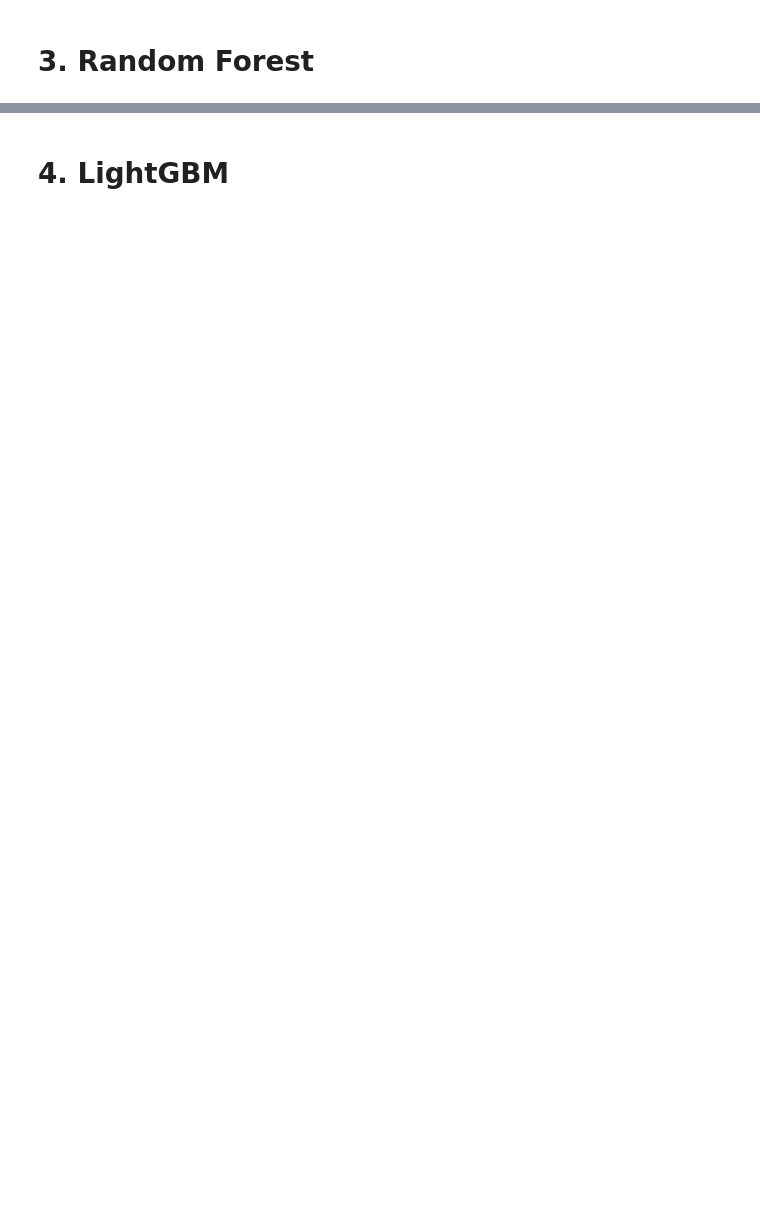
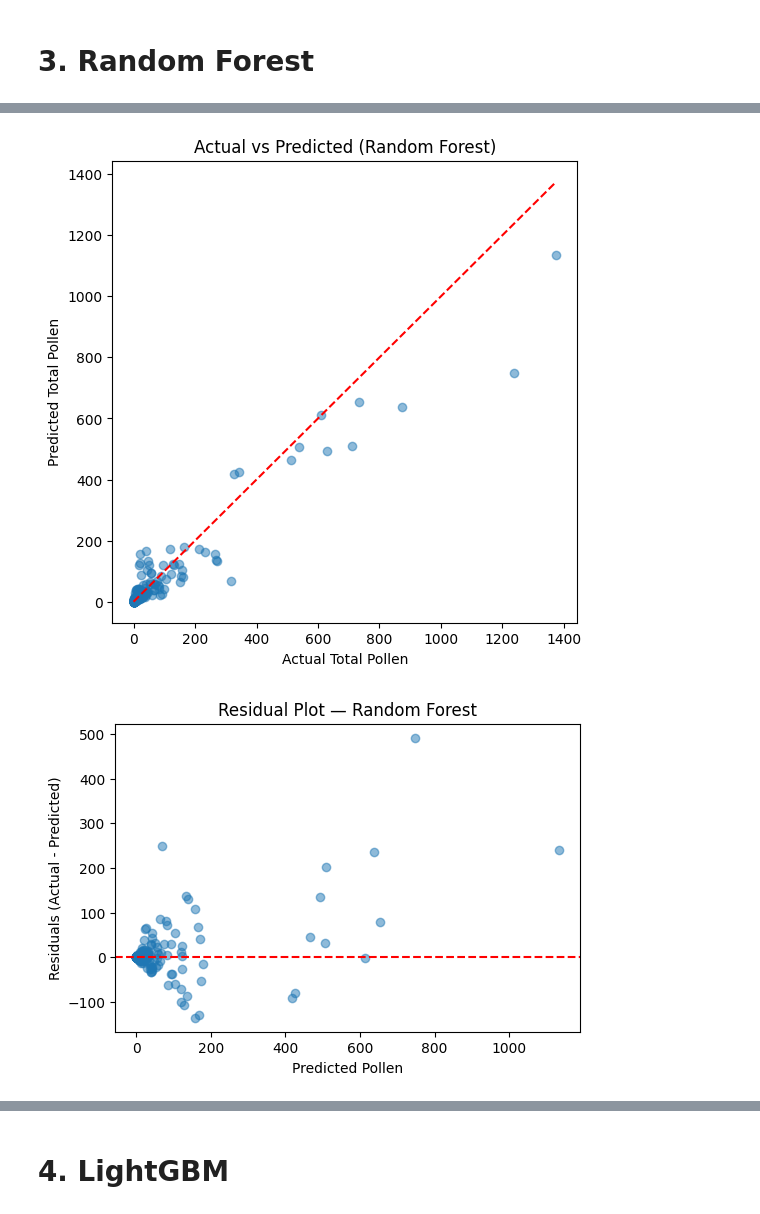
Before and after one commit to Saniya1016/boston-aqi-prediction, a Jupyter notebook: visualizations/Anna/jupyter_code/pollen_models.ipynb, the cells around one changed output, grey strips where cells are left out. Cells and saved outputs as stored; diff of their text form; code cells hidden in the pictures; blank space fills up the shorter version.

```diff
--- a/visualizations/Anna/jupyter_code/pollen_models.ipynb
+++ b/visualizations/Anna/jupyter_code/pollen_models.ipynb
@@ -315,5 +352,52 @@ importances = pd.DataFrame({
 }).sort_values(by="importance", ascending=False)
 
 print(importances)
+
+
+# ==============================================================
+# 8. VISUALIZATIONS
+# ==============================================================
+
+import matplotlib.pyplot as plt
+
+plt.figure(figsize=(6,6))
+plt.scatter(y_test_real, y_test_pred, alpha=0.5)
+plt.plot([y_test_real.min(), y_test_real.max()],
+         [y_test_real.min(), y_test_real.max()],
+         'r--')
+plt.xlabel("Actual Total Pollen")
+plt.ylabel("Predicted Total Pollen")
+plt.title("Actual vs Predicted (Random Forest)")
+plt.show()
+
+
+residuals = y_test_real - y_test_pred
+
+plt.figure(figsize=(6,4))
+plt.scatter(y_test_pred, residuals, alpha=0.5)
+plt.axhline(0, linestyle='--', color='red')
+plt.xlabel("Predicted Pollen")
+plt.ylabel("Residuals (Actual - Predicted)")
+plt.title("Residual Plot — Random Forest")
+plt.show()
+
+top_k = 25
+top_feats = importances.head(top_k).sort_values("importance")
+
+plt.figure(figsize=(8,10))
+plt.barh(top_feats["feature"], top_feats["importance"])
+plt.xlabel("Importance")
+plt.title(f"Top {top_k} Feature Importances — Random Forest")
+plt.tight_layout()
+plt.show()
+
+plt.figure(figsize=(12,4))
+plt.plot(y_test_real.values, label="Actual")
+plt.plot(y_test_pred, label="Predicted")
+plt.title("Actual vs Predicted Pollen — Time Series View")
+plt.xlabel("Test Index (not dates)")
+plt.ylabel("Pollen Count")
+plt.legend()
+plt.show()
 # %% [output]
 Training Metrics:
@@ -328,8 +412,10 @@ R²: 0.8967909754371932
                      feature  importance
 21               pollen_3day    0.827944
 23                  is_spike    0.073938
 ... (7 lines left out)
 72              AQI_SO2_lag1    0.000014
 17  num_pollutants_available    0.000000
 
 [81 rows x 2 columns]
+[figure, added]
+[figure, added]
```
Also changed, not shown: parts of 7 cells of this notebook.
